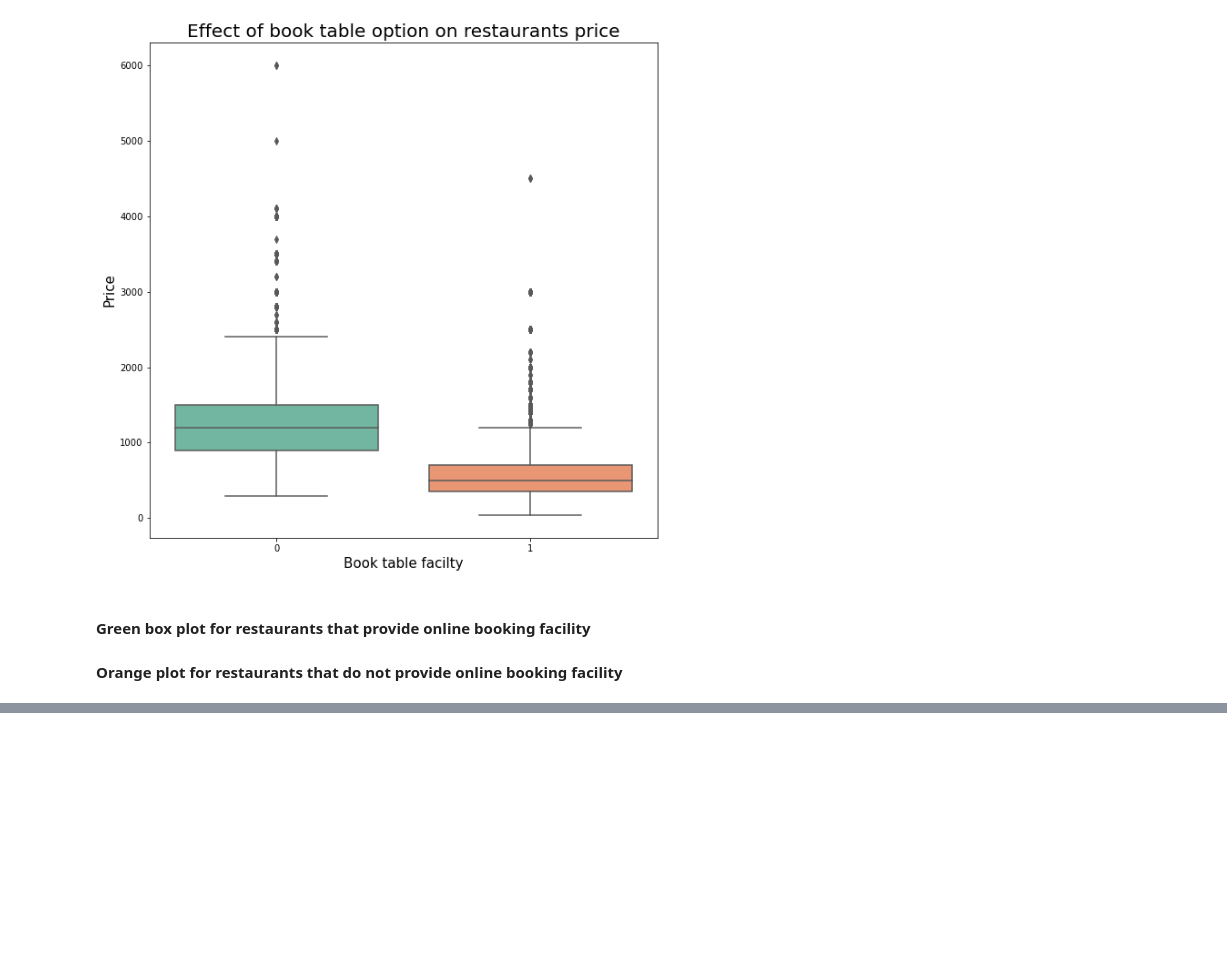
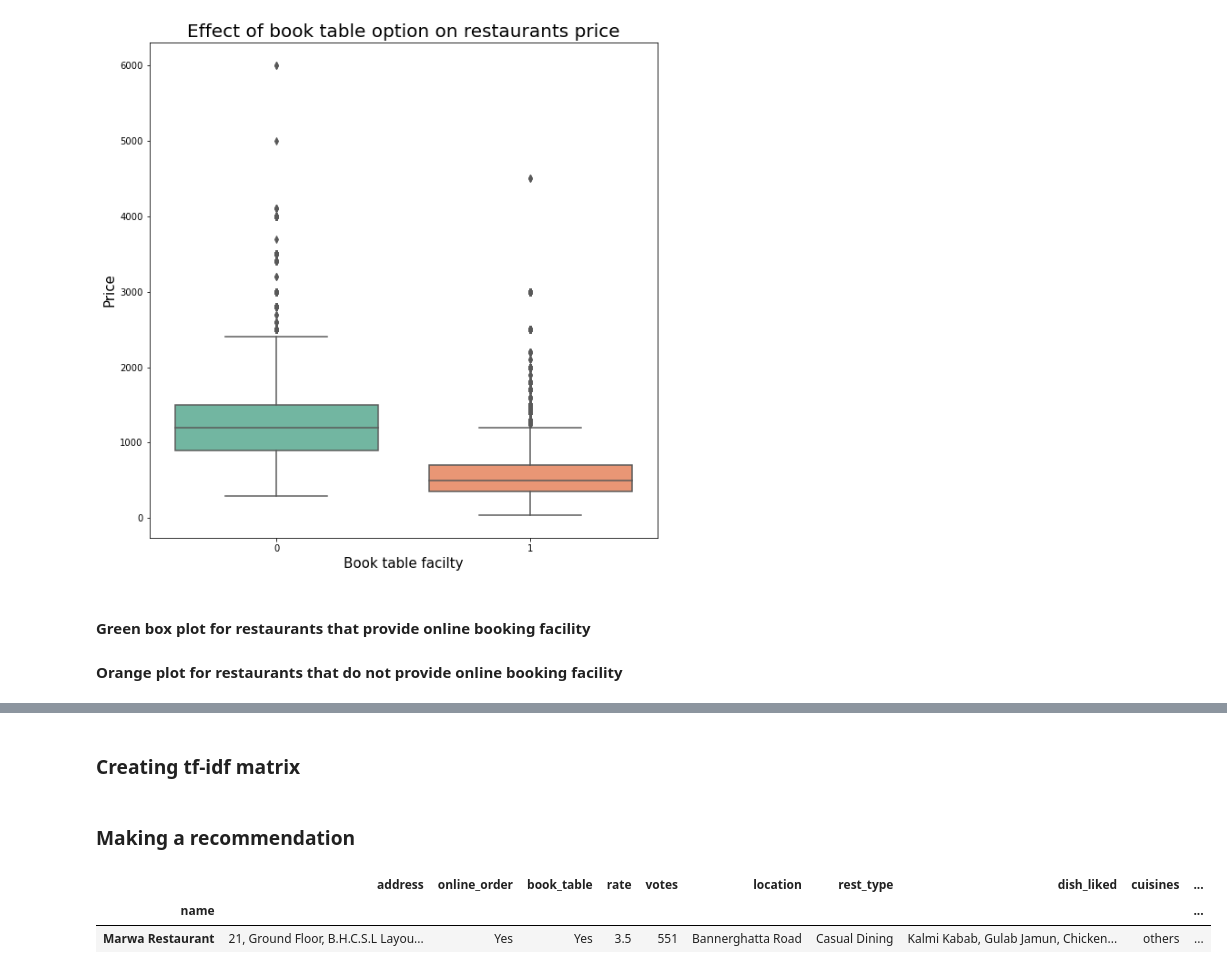
Before and after one commit to anushkajlr/DA-Zomato-EDA, a Jupyter notebook: Zomato EDA.ipynb, the cells around one changed output, grey strips where cells are left out. Drawn from its saved outputs; the diff is of its cells as text; code cells hidden in the pictures; blank space fills up the shorter version.

```diff
--- a/Zomato EDA.ipynb
+++ b/Zomato EDA.ipynb
@@ -431,0 +522,5 @@ plt.show()
+# %%
+#Changing the cost to string
+zomato_df['cost'] = zomato_df['cost'].astype(str)
+zomato_df['cost'] = zomato_df['cost'].apply(lambda x: x.replace(',','.'))
+zomato_df['cost'] = zomato_df['cost'].astype(float)
@@ -431,0 +529,26 @@ plt.show()
+# %%
+## Lower Casing
+
+zomato_df["reviews_list"] = zomato_df["reviews_list"].str.lower()
+
+## Removal of Puctuations
+import string
+PUNCT_TO_REMOVE = string.punctuation
+def remove_punctuation(text):
+    """custom function to remove the punctuation"""
+    return text.translate(str.maketrans('', '', PUNCT_TO_REMOVE))
+zomato_df["reviews_list"] = zomato_df["reviews_list"].apply(lambda text: remove_punctuation(text))
+
+# Removal of Stopwords
+from nltk.corpus import stopwords
+STOPWORDS = set(stopwords.words('english'))
+def remove_stopwords(text):
+    """custom function to remove the stopwords"""
+    return " ".join([word for word in str(text).split() if word not in STOPWORDS])
+zomato_df["reviews_list"] = zomato_df["reviews_list"].apply(lambda text: remove_stopwords(text))
+
+#Cleaning URL
+def remove_urls(text):
+    url_pattern = re.compile(r'https?://\S+|www\.\S+')
+    return url_pattern.sub(r'', text)
+zomato_df["reviews_list"] = zomato_df["reviews_list"].apply(lambda text: remove_urls(text))
@@ -431,0 +564,3 @@ plt.show()
+# %%
+zomato_df.set_index('name', inplace=True)
+indices = pd.Series(zomato_df.index)
@@ -431,0 +584,2 @@ plt.show()
+# %% [markdown]
+### Creating tf-idf matrix
@@ -431,0 +591,2 @@ plt.show()
+# %% [markdown]
+### Making a recommendation
@@ -431,0 +625,8 @@ plt.show()
+# %%
+zomato_df['name'] = zomato_df.index
+# %%
+zomato_df.loc['Marwa Restaurant'][:1]
+# %% [output]
+|  | address | online_order | book_table | rate | votes | location | rest_type | dish_liked | cuisines | ... |
+| name |  |  |  |  |  |  |  |  |  | ... |
+| Marwa Restaurant | 21, Ground Floor, B.H.C.S.L Layou... | Yes | Yes | 3.5 | 551 | Bannerghatta Road | Casual Dining | Kalmi Kabab, Gulab Jamun, Chicken... | others | ... |
```
Also changed, not shown: parts of 27 cells of this notebook, 1 other file.
